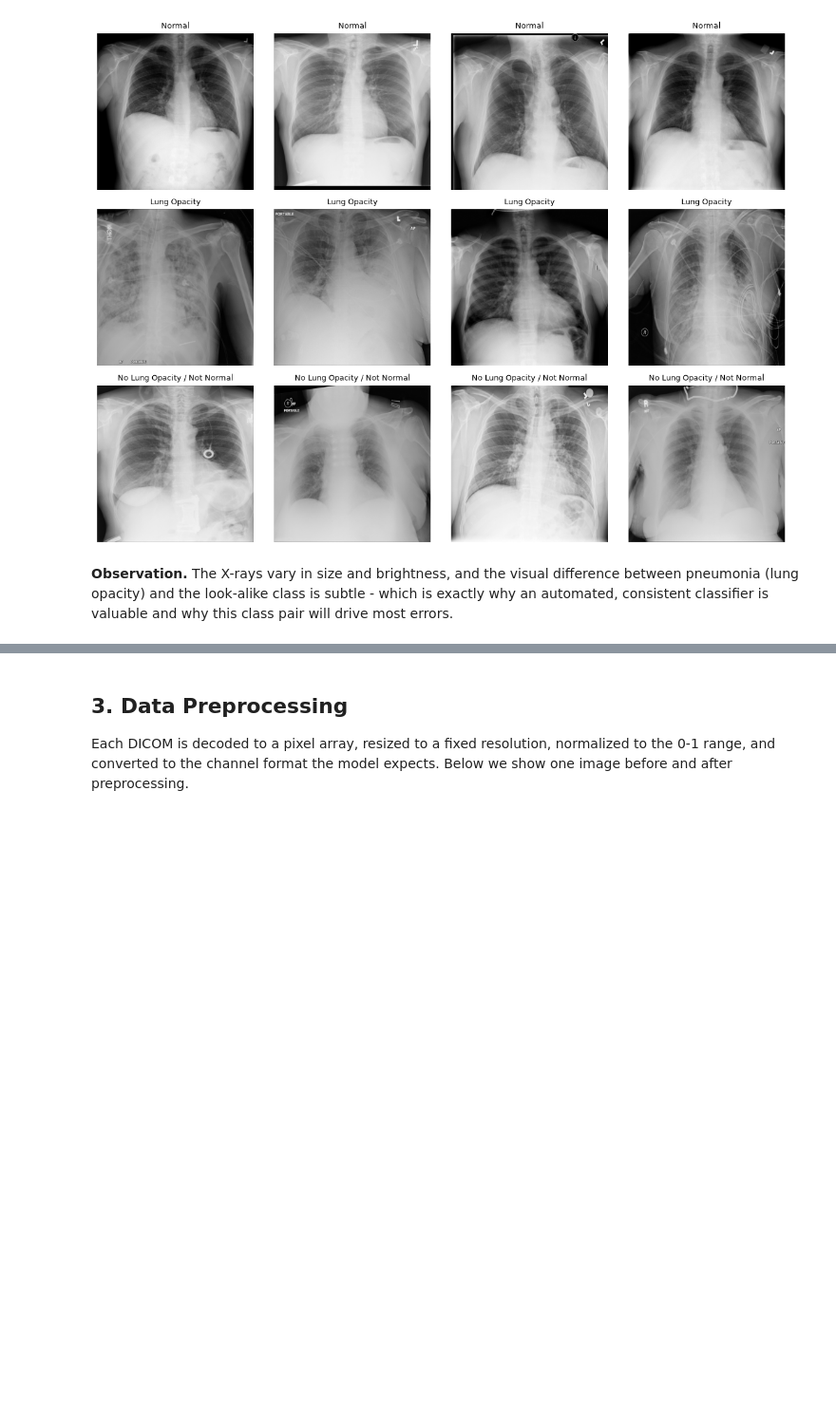
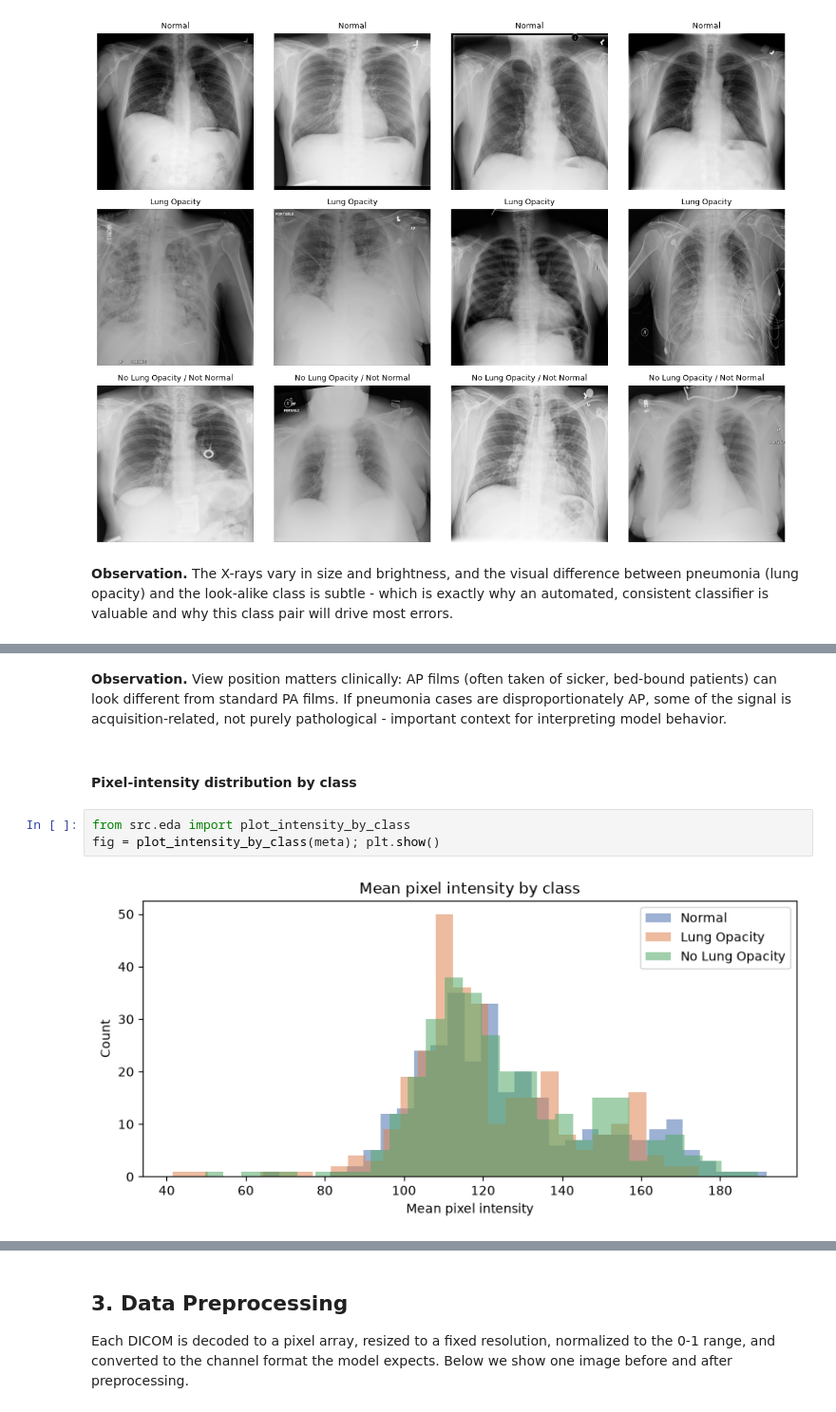
Before and after one commit to satyasarthak/pneumonia-detection, a Jupyter notebook: interim_submission.ipynb, the cells around one changed output, grey strips where cells are left out. Shown at 95% size. Cells and saved outputs as stored; diff of their text form; blank space fills up the shorter version.

```diff
--- a/interim_submission.ipynb
+++ b/interim_submission.ipynb
@@ -118,0 +178,9 @@ plt.tight_layout(); plt.show()
+# %% [markdown]
+**Observation.** View position matters clinically: AP films (often taken of sicker, bed-bound patients) can look different from standard PA films. If pneumonia cases are disproportionately AP, some of the signal is acquisition-related, not purely pathological - important context for interpreting model behavior.
+# %% [markdown]
+#### Pixel-intensity distribution by class
+# %%
+from src.eda import plot_intensity_by_class
+fig = plot_intensity_by_class(meta); plt.show()
+# %% [output]
+[figure, added]
```
Also changed, not shown: parts of 21 cells of this notebook, 14 other files.
